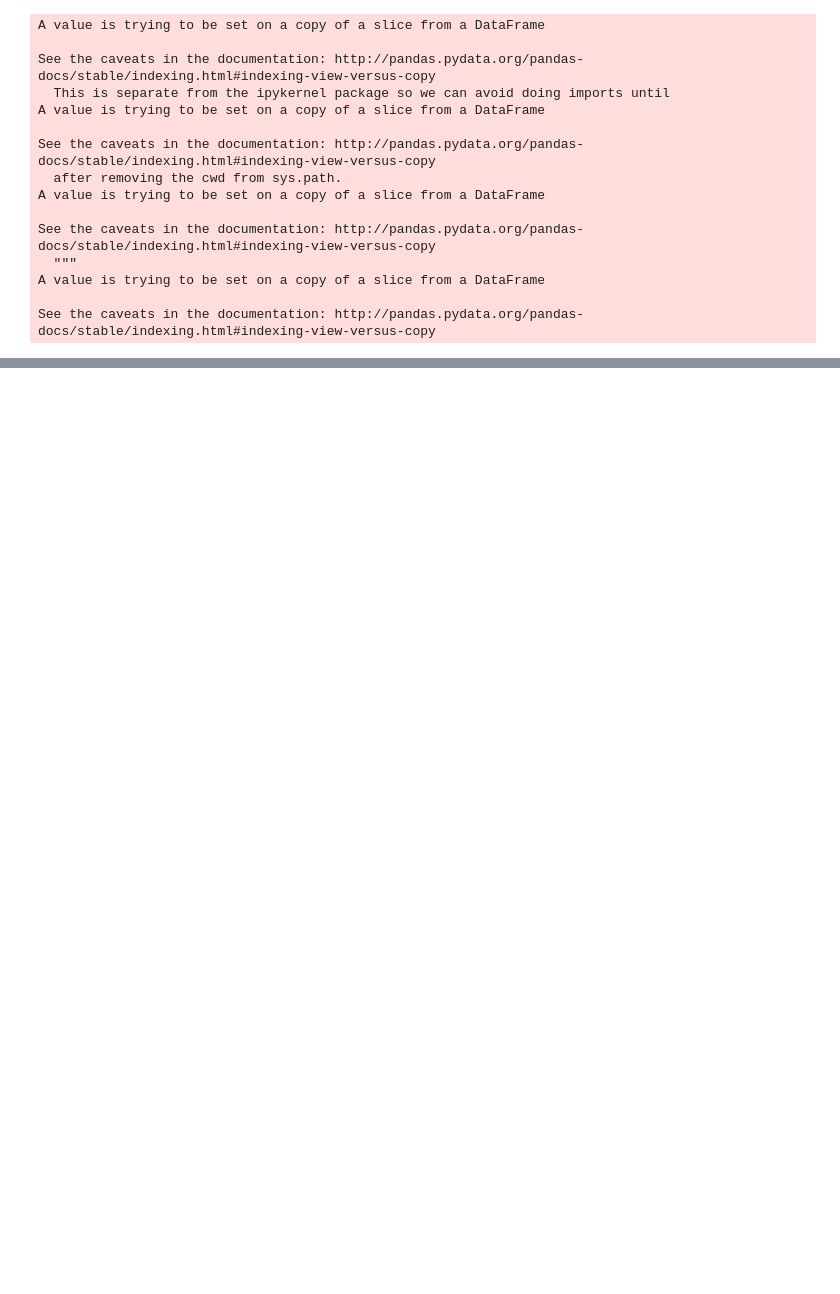
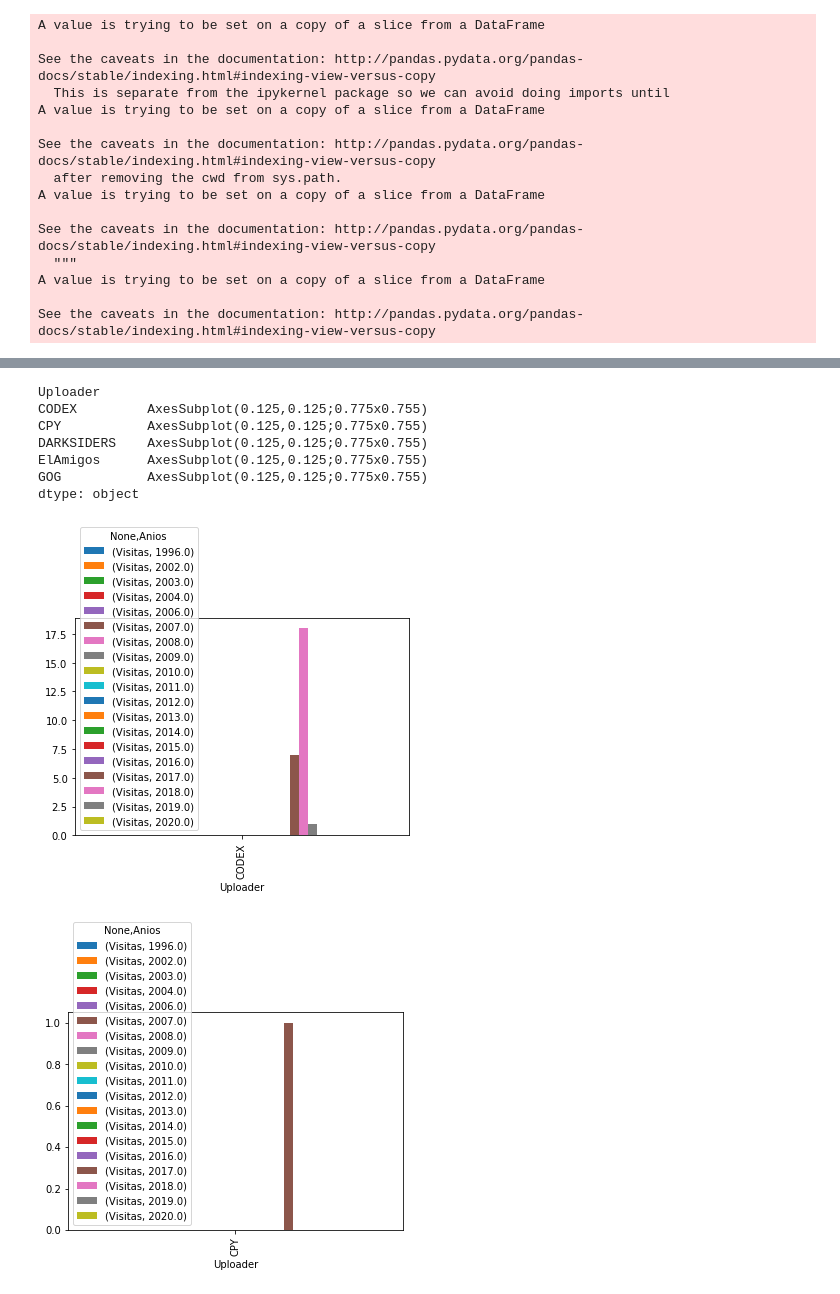
Before and after one commit to 2019-B-GR1-Python/py-morales-banda-juan-jose, a Jupyter notebook: Deberes/Proyecto2/Graficas.ipynb, the cells around one changed output, grey strips where cells are left out. Cells and saved outputs as stored; diff of their text form; code cells hidden in the pictures; blank space fills up the shorter version.

```diff
--- a/Deberes/Proyecto2/Graficas.ipynb
+++ b/Deberes/Proyecto2/Graficas.ipynb
@@ -177,3 +177,13 @@ valores.plot( kind='barh')
 # %%
-#pivote = pd.pivot_table(df_gamesfull, index=['Uploader'], values=['Visitas'], columns=['Fechas'], aggfunc='count')
-#pivote.groupby('Uploader').plot(kind = 'bar', legend = 'Reverse')
+pivote = pd.pivot_table(df_gamesfull, index=['Uploader'], values=['Visitas'], columns=['Anios'], aggfunc='count')
+pivote.groupby('Uploader').plot(kind = 'bar', legend = 'Reverse').head(5)
+# %% [output]
+Uploader
+CODEX         AxesSubplot(0.125,0.125;0.775x0.755)
+CPY           AxesSubplot(0.125,0.125;0.775x0.755)
+DARKSIDERS    AxesSubplot(0.125,0.125;0.775x0.755)
+ElAmigos      AxesSubplot(0.125,0.125;0.775x0.755)
+GOG           AxesSubplot(0.125,0.125;0.775x0.755)
+dtype: object
+[figure, added]
+[figure, added]
```
Also changed, not shown: parts of 6 cells of this notebook, 2 other files.
